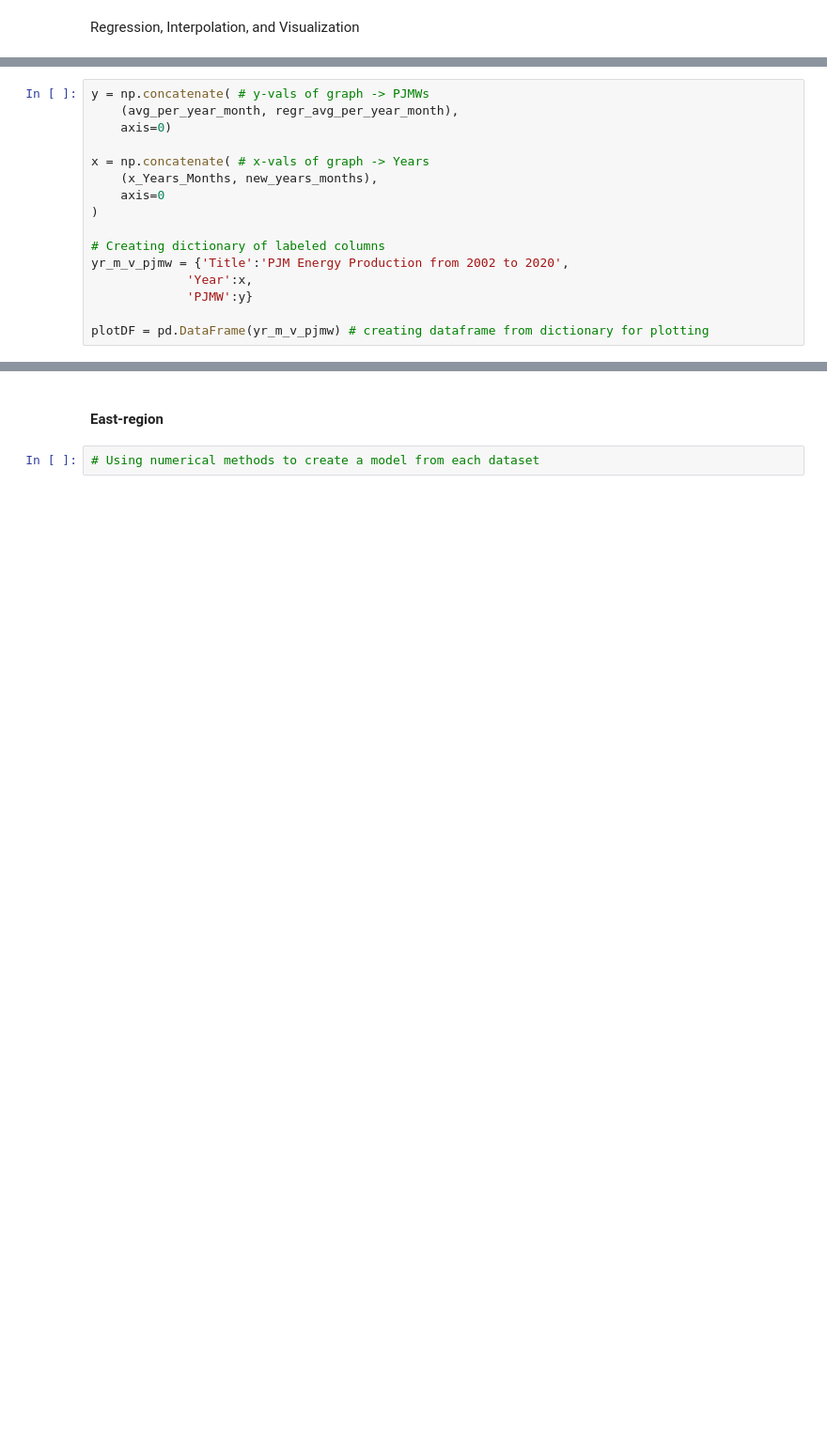
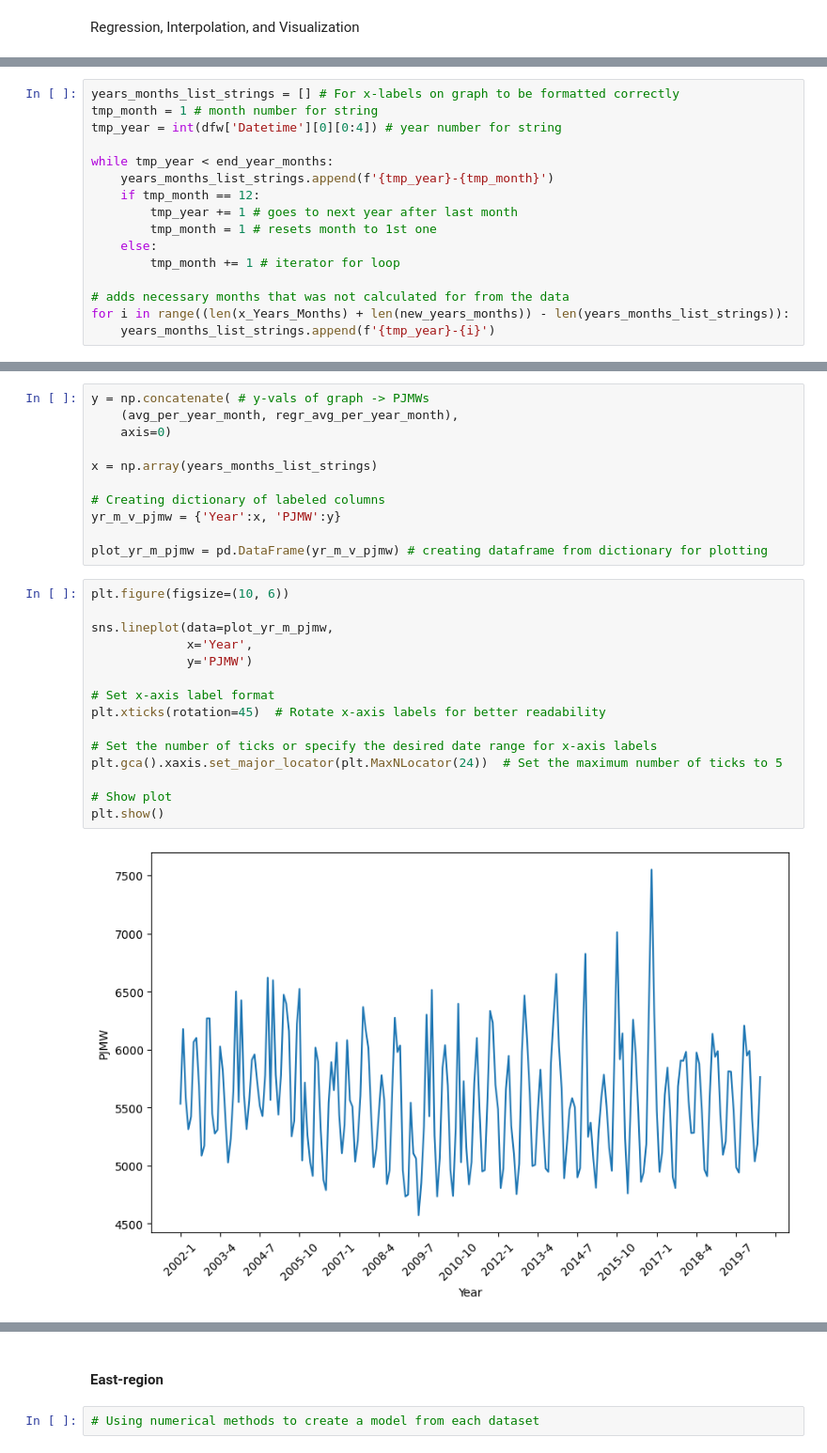
Before and after one commit to McSpillaro/Freelance-Portfolio, a Jupyter notebook: Projects/(c) PJM Energy/energyPredict.ipynb, the cells around one changed output, grey strips where cells are left out. Shown at 94% size. Saved outputs shown, nothing was run; the diff lists cells and outputs as text; blank space fills up the shorter version.

```diff
--- a/Projects/(c) PJM Energy/energyPredict.ipynb
+++ b/Projects/(c) PJM Energy/energyPredict.ipynb
@@ -197,3 +198,19 @@ for i in range(end_year - start_year):
     new_year.append(start_year + i)
 new_years_months = np.linspace(start_year, end_year_months, 24) # year values as list
+# %%
+years_months_list_strings = [] # For x-labels on graph to be formatted correctly
+tmp_month = 1 # month number for string
+tmp_year = int(dfw['Datetime'][0][0:4]) # year number for string
+
+while tmp_year < end_year_months:
+    years_months_list_strings.append(f'{tmp_year}-{tmp_month}')
+    if tmp_month == 12:
+        tmp_year += 1 # goes to next year after last month
+        tmp_month = 1 # resets month to 1st one
+    else:
+        tmp_month += 1 # iterator for loop
+
+# adds necessary months that was not calculated for from the data
+for i in range((len(x_Years_Months) + len(new_years_months)) - len(years_months_list_strings)):
+    years_months_list_strings.append(f'{tmp_year}-{i}')
 # %%
@@ -204,17 +221,29 @@ y = np.concatenate( # y-vals of graph -> PJMWs
     (avg_per_year_month, regr_avg_per_year_month),
     axis=0)
 
-x = np.concatenate( # x-vals of graph -> Years
-    (x_Years_Months, new_years_months),
-    axis=0
-)
+x = np.array(years_months_list_strings)
 
 # Creating dictionary of labeled columns
-yr_m_v_pjmw = {'Title':'PJM Energy Production from 2002 to 2020',
-             'Year':x,
-             'PJMW':y}
+yr_m_v_pjmw = {'Year':x, 'PJMW':y}
 
-plotDF = pd.DataFrame(yr_m_v_pjmw) # creating dataframe from dictionary for plotting
+plot_yr_m_pjmw = pd.DataFrame(yr_m_v_pjmw) # creating dataframe from dictionary for plotting
+# %%
+plt.figure(figsize=(10, 6))
+
+sns.lineplot(data=plot_yr_m_pjmw,
+             x='Year',
+             y='PJMW')
+
+# Set x-axis label format
+plt.xticks(rotation=45)  # Rotate x-axis labels for better readability
+
+# Set the number of ticks or specify the desired date range for x-axis labels
+plt.gca().xaxis.set_major_locator(plt.MaxNLocator(24))  # Set the maximum number of ticks to 5
+
+# Show plot
+plt.show()
+# %% [output]
+[figure, added]
 # %%
 yy = np.concatenate(
     (avg_per_year, regr_avg_per_year),
```
Also changed, not shown: parts of 9 cells of this notebook, 1 other file.
